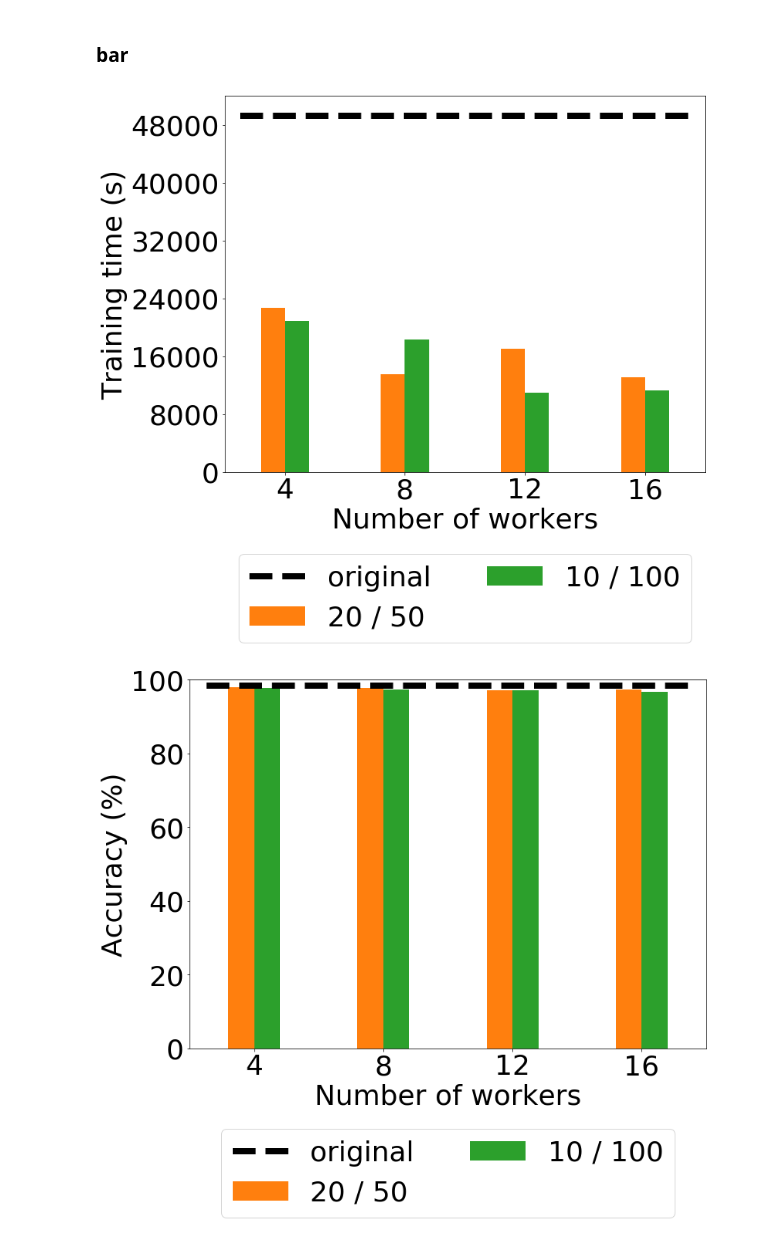
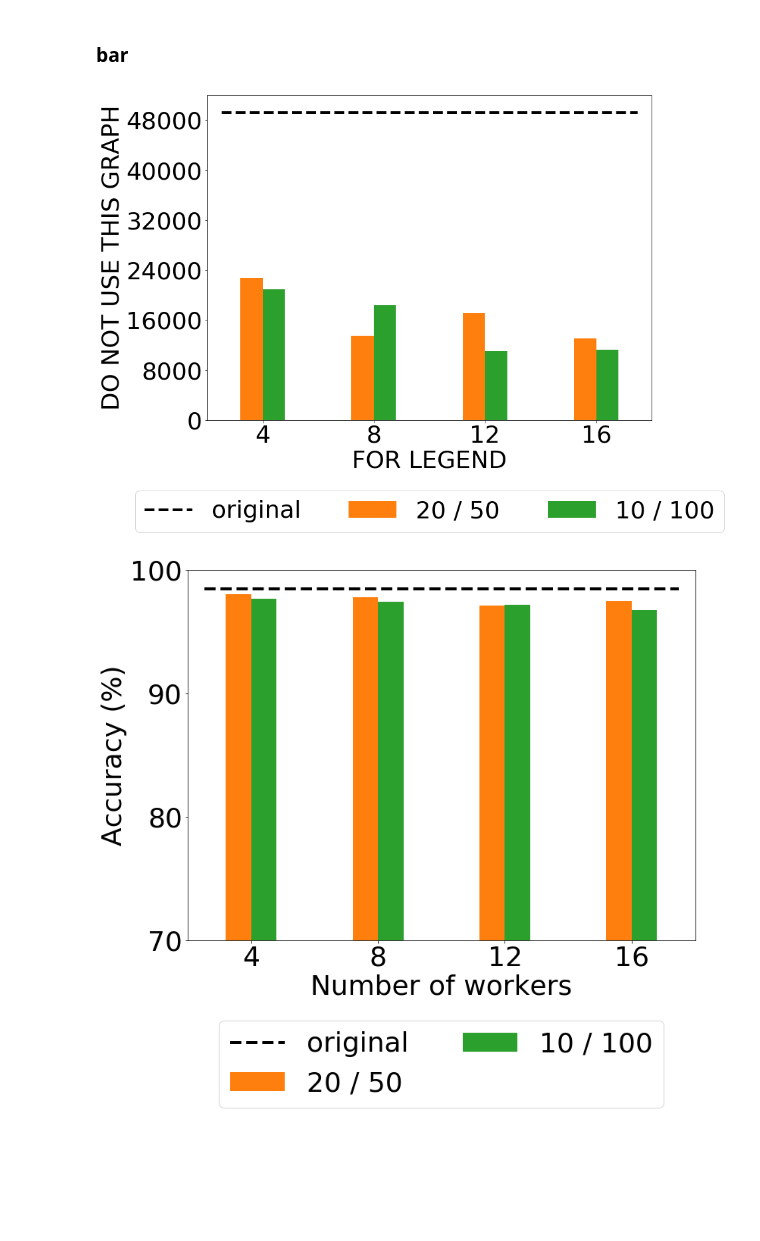
Before and after one commit to ahnjaewoo/Embedding, a Jupyter notebook: figures/figures.ipynb, the cells around one changed output. Drawn from its saved outputs; the diff is of its cells as text; code cells hidden in the pictures; blank space fills up the shorter version.

```diff
--- a/figures/figures.ipynb
+++ b/figures/figures.ipynb
@@ -492,29 +551,29 @@ plt.show()
 # %%
 # train_time dbpedia76
 num_workers = np.array([4, 8, 12, 16])
 
 dbpedia76_20_50 = np.array([22737.48021, 13515.13054, 17096.17686, 13108.33659])
 dbpedia76_10_100 = np.array([20893.6421, 18387.93681, 11020.63575, 11311.54043])
 dbpedia76_single = 49228.5
 
 fig, ax = plt.subplots(1, 1, figsize = (12, 9))
 
 ax.bar(num_workers - 0.4, dbpedia76_20_50, width = 0.8, label = '20 / 50', color = '#ff7f0e')
 ax.bar(num_workers + 0.4, dbpedia76_10_100, width = 0.8, label = '10 / 100', color = '#2ca02c')
-ax.plot(ax.get_xlim(), [dbpedia76_single, dbpedia76_single], c = 'k', linestyle = '--', label = 'original', lw = 8)
-ax.set_xlabel('Number of workers')
-ax.set_ylabel('Training time (s)')
-legend = ax.legend(loc = 'upper center', bbox_to_anchor = (0.5, -0.18), fancybox = True, ncol = 2)
+ax.plot(ax.get_xlim(), [dbpedia76_single, dbpedia76_single], c = 'k', linestyle = '--', label = 'original', lw = 4, zorder = -1)
+ax.set_xlabel('FOR LEGEND')
+ax.set_ylabel('DO NOT USE THIS GRAPH')
+legend = ax.legend(loc = 'upper center', bbox_to_anchor = (0.5, -0.18), fancybox = True, ncol = 3)
 ax.set_xticks(num_workers)
 ax.set_yticks(np.arange(0, 50000, 8000))
 ax.set_xlim(2, 18)
 ax.set_ylim(0, 52000)
 
-plt.tight_layout()
-plt.savefig('./bar_traintime_transg_dbpedia76.pdf', dpi = 300, quality = 100, bbox_extra_artists = (legend,), bbox_inches = 'tight')
+#plt.tight_layout()
+plt.savefig('./bar_legend_3.pdf', dpi = 300, quality = 100, bbox_extra_artists = (legend,), bbox_inches = 'tight')
 plt.show()
 # %% [output]
-[figure, old version]
+[figure, new version]
 # %%
 # accuracy dbpedia76
 num_workers = np.array([4, 8, 12, 16])
@@ -527,20 +586,20 @@ fig, ax = plt.subplots(1, 1, figsize = (12, 9))
 
 ax.bar(num_workers - 0.4, dbpedia76_20_50, width = 0.8, label = '20 / 50', color = '#ff7f0e')
 ax.bar(num_workers + 0.4, dbpedia76_10_100, width = 0.8, label = '10 / 100', color = '#2ca02c')
-ax.plot(ax.get_xlim(), [dbpedia76_single, dbpedia76_single], c = 'k', linestyle = '--', label = 'original', lw = 8)
+ax.plot(ax.get_xlim(), [dbpedia76_single, dbpedia76_single], c = 'k', linestyle = '--', label = 'original', lw = 4, zorder = -1)
 ax.set_xlabel('Number of workers')
 ax.set_ylabel('Accuracy (%)')
 legend = ax.legend(loc = 'upper center', bbox_to_anchor = (0.5, -0.18), fancybox = True, ncol = 2)
 ax.set_xticks(num_workers)
-ax.set_yticks(np.arange(0, 101, 20))
+ax.set_yticks(np.arange(0, 101, 10))
 ax.set_xlim(2, 18)
-ax.set_ylim(0, 100)
+ax.set_ylim(70, 100)
 
-plt.tight_layout()
+#plt.tight_layout()
 plt.savefig('./bar_accuracy_transg_dbpedia76.pdf', dpi = 300, quality = 100, bbox_extra_artists = (legend,), bbox_inches = 'tight')
 plt.show()
 # %% [output]
-[figure, old version]
+[figure, new version]
 # %%
 # BestHITS dbpedia76
 num_workers = np.array([4, 8, 12, 16])
```
Also changed, not shown: parts of 24 cells of this notebook, 32 other files.
